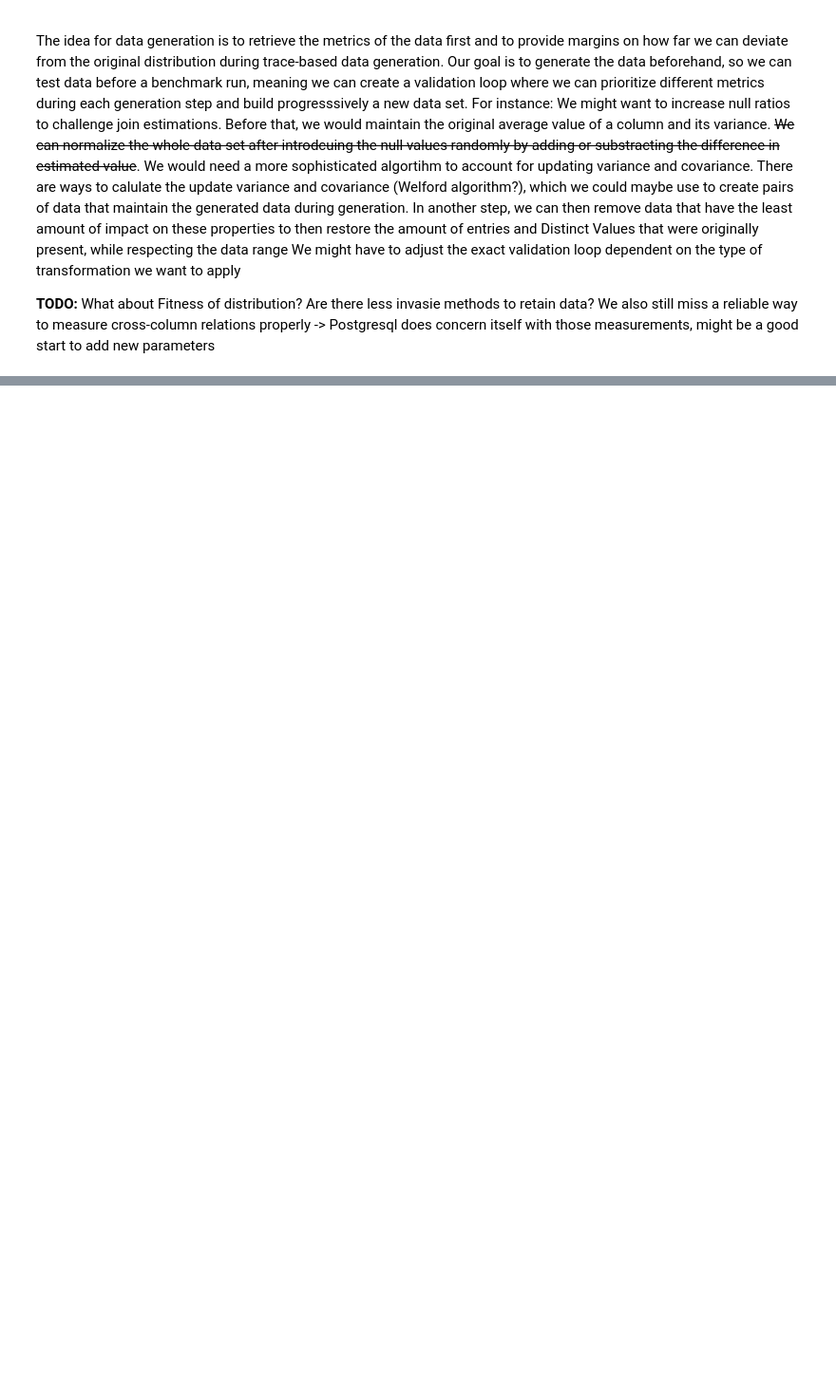
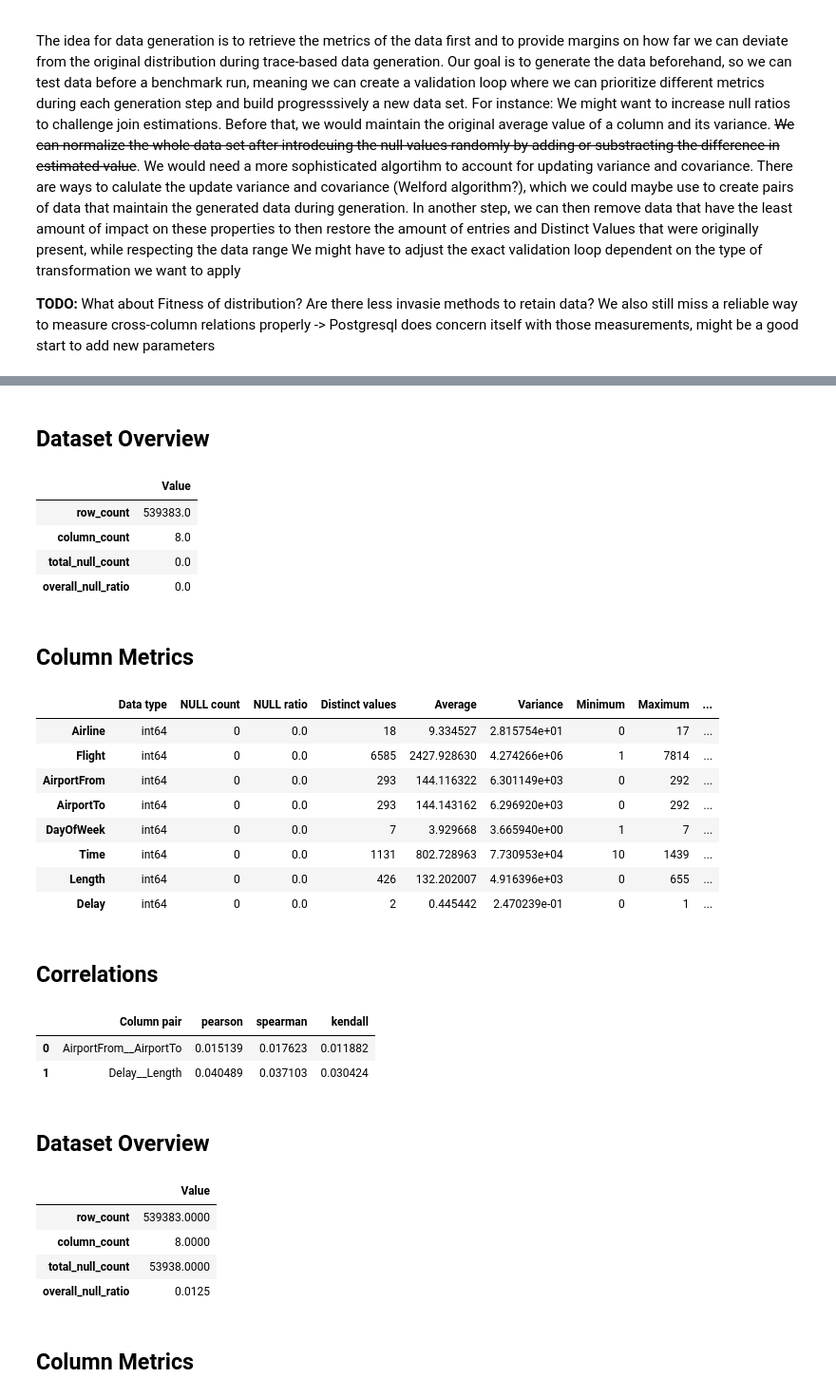
Before and after one commit to KurfuerstPilz/datagenerator, a Jupyter notebook: Datagenerator_Prototyp.ipynb, the cells around one changed output, grey strips where cells are left out. Shown at 95% size. Saved outputs shown, nothing was run; the diff lists cells and outputs as text; code cells hidden in the pictures; blank space fills up the shorter version.

Commit message:
feat: Added K-S Test, det methods and visulizations

```diff
--- a/Datagenerator_Prototyp.ipynb
+++ b/Datagenerator_Prototyp.ipynb
@@ -89,11 +34,8 @@ def set_null_ratio(df, column, target_ratio, seed=43):
 df = pd.read_csv("airlines.csv")
 
 # Set the NULL ratio of the column 'Delay' to 3%
-df = set_null_ratio(df, "Delay", 0.03)
+null_ratio = get_null_ratio(df, "Delay")
 
 # Check the resulting NULL ratio
-print(df["Delay"].isna().mean())
-
-# Save the modified CSV
-df.to_csv("output.csv", index=False)
+print(null_ratio)
 # %% [output]
@@ -333,0 +1329,73 @@ We might have to adjust the exact validation loop dependent on the type of trans
+# %%
+# Collect Metrics
+
+df = pd.read_csv("airlines.csv")
+
+metrics = collect_dataset_metrics(
+    df,
+    correlation_pairs=[
+        ("AirportFrom", "AirportTo"),
+        ("Delay", "Length")
+    ]
+)
+
+# Display metrics
+displayed_metrics = display_dataset_metrics(metrics)
+
+# Collect Metrics
+
+df = pd.read_csv("output.csv")
+
+metrics = collect_dataset_metrics(
+    df,
+    correlation_pairs=[
+        ("AirportFrom", "AirportTo"),
+        ("Delay", "Length")
+    ]
+)
+
+# Display metrics
+displayed_metrics = display_dataset_metrics(metrics)
+
+# Perform statistical test
+result = compare_csv_columns(
+    "airlines.csv",
+    "output.csv",
+    "Delay"
+)
+
+# Display formatted report
+print(format_ks_result(
+    result,
+    alpha=0.05,
+    sample_a_name="Original Dataset",
+    sample_b_name="Generated Dataset"
+))
+# %% [output]
+## Dataset Overview
+|  | Value |
+| row_count | 539383.0 |
+| column_count | 8.0 |
+| total_null_count | 0.0 |
+| overall_null_ratio | 0.0 |
+## Column Metrics
+|  | Data type | NULL count | NULL ratio | Distinct values | Average | Variance | Minimum | Maximum | ... |
+| Airline | int64 | 0 | 0.0 | 18 | 9.334527 | 2.815754e+01 | 0 | 17 | ... |
+| Flight | int64 | 0 | 0.0 | 6585 | 2427.928630 | 4.274266e+06 | 1 | 7814 | ... |
+| AirportFrom | int64 | 0 | 0.0 | 293 | 144.116322 | 6.301149e+03 | 0 | 292 | ... |
+| AirportTo | int64 | 0 | 0.0 | 293 | 144.143162 | 6.296920e+03 | 0 | 292 | ... |
+| DayOfWeek | int64 | 0 | 0.0 | 7 | 3.929668 | 3.665940e+00 | 1 | 7 | ... |
+| Time | int64 | 0 | 0.0 | 1131 | 802.728963 | 7.730953e+04 | 10 | 1439 | ... |
+| Length | int64 | 0 | 0.0 | 426 | 132.202007 | 4.916396e+03 | 0 | 655 | ... |
+| Delay | int64 | 0 | 0.0 | 2 | 0.445442 | 2.470239e-01 | 0 | 1 | ... |
+## Correlations
+|  | Column pair | pearson | spearman | kendall |
+| 0 | AirportFrom__AirportTo | 0.015139 | 0.017623 | 0.011882 |
+| 1 | Delay__Length | 0.040489 | 0.037103 | 0.030424 |
+## Dataset Overview
+|  | Value |
+| row_count | 539383.0000 |
+| column_count | 8.0000 |
+| total_null_count | 53938.0000 |
+| overall_null_ratio | 0.0125 |
+## Column Metrics
```
Also changed, not shown: parts of 12 cells of this notebook, 1 other file.
